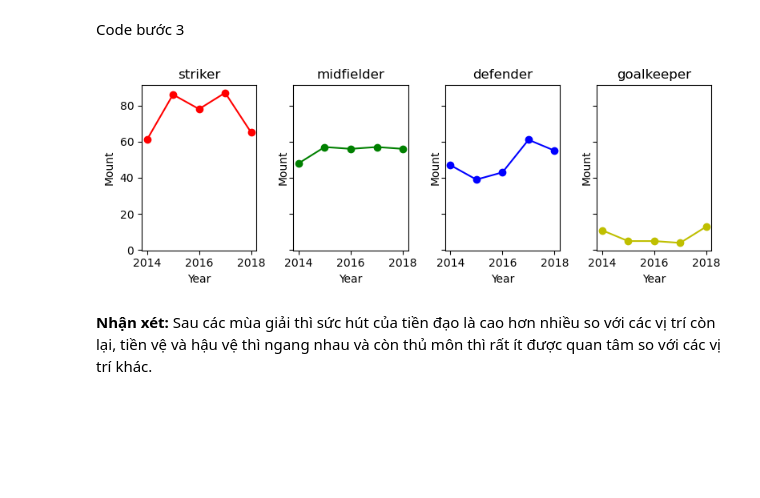
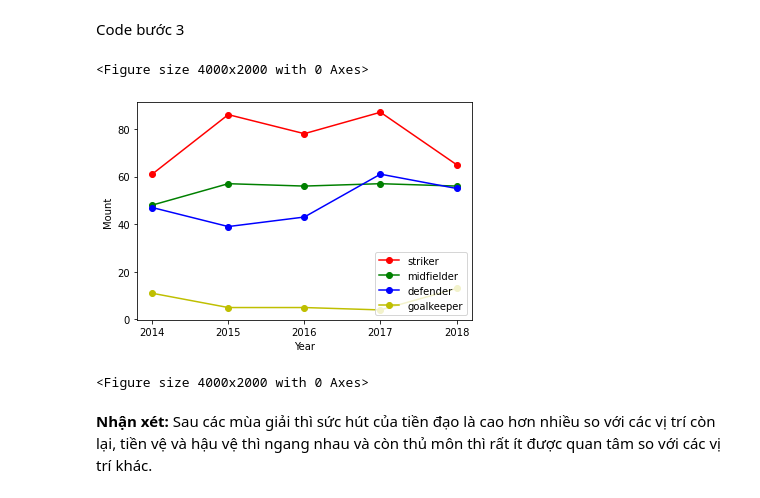
Before and after one commit to datpham2001/P4DS-CQ19-FinalProject, a Jupyter notebook: final-project.ipynb, the cells around one changed output. Cells and saved outputs as stored; diff of their text form; code cells hidden in the pictures; blank space fills up the shorter version.

Commit message:
Update plot ans

```diff
--- a/final-project.ipynb
+++ b/final-project.ipynb
@@ -381,24 +381,19 @@ for item in dict_pos.keys():
 # %% [markdown]
 Code bước 3
 # %%
-fig, (strike, midfield, defend, goalkeep) = plt.subplots(1,4, figsize=(8,3), sharey=True, dpi=100)
-strike.plot(season, list_count['striker'], 'ro-')
-midfield.plot(season, list_count['midfielder'], 'go-')
-defend.plot(season, list_count['defender'], 'bo-')
-goalkeep.plot(season, list_count['goalkeeper'], 'yo-')
-
-strike.set_title('striker');
-midfield.set_title('midfielder')
-defend.set_title('defender')
-goalkeep.set_title('goalkeeper')
-
-strike.set_xlabel('Year');  midfield.set_xlabel('Year');  defend.set_xlabel('Year'); goalkeep.set_xlabel('Year');
-strike.set_ylabel('Mount');  midfield.set_ylabel('Mount');  defend.set_ylabel('Mount'); goalkeep.set_ylabel('Mount');
-
-plt.tight_layout()
-plt.show()
+plt.plot(list_count['striker'],'ro-', label = 'striker')
+plt.plot(list_count['midfielder'],'go-', label = 'midfielder')
+plt.plot(list_count['defender'],'bo-', label = 'defender')
+plt.plot(list_count['goalkeeper'],'yo-', label = 'goalkeeper')
+plt.xlabel('Year')
+plt.ylabel('Mount')
+plt.legend(loc = 'lower right')
+plt.xticks([0,1,2,3,4], season)
+plt.figure(dpi=200, figsize=(20,10))
 # %% [output]
+<Figure size 4000x2000 with 0 Axes>
-[figure, old version]
+[figure, new version]
+<Figure size 4000x2000 with 0 Axes>
 # %% [markdown]
 **Nhận xét:** Sau các mùa giải thì sức hút của tiền đạo là cao hơn nhiều so với các vị trí còn lại, tiền vệ và hậu vệ thì ngang nhau và còn thủ môn thì rất ít được quan tâm so với các vị trí khác.
 # %% [markdown]
```
Also changed, not shown: parts of 1 cell of this notebook.
